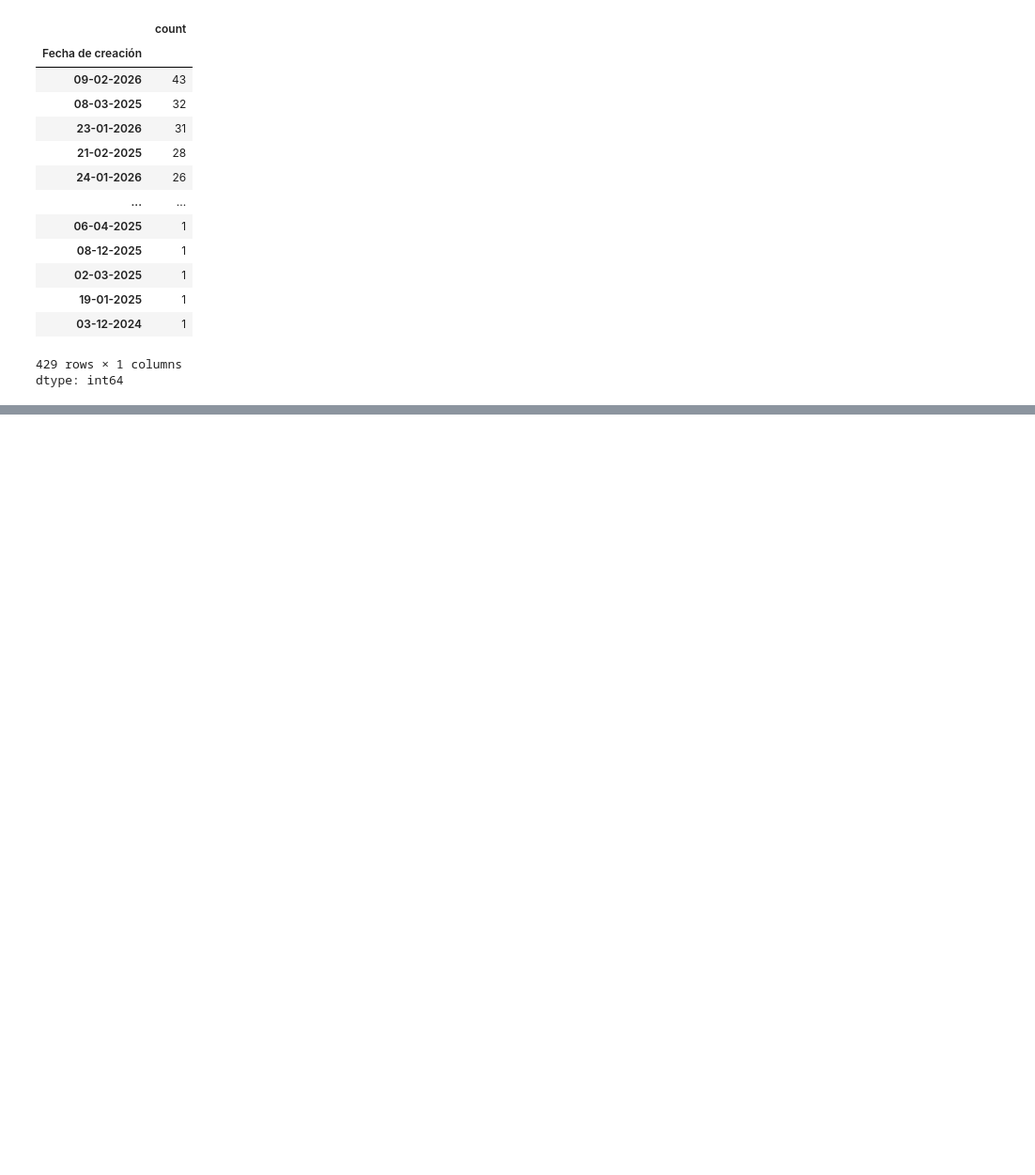
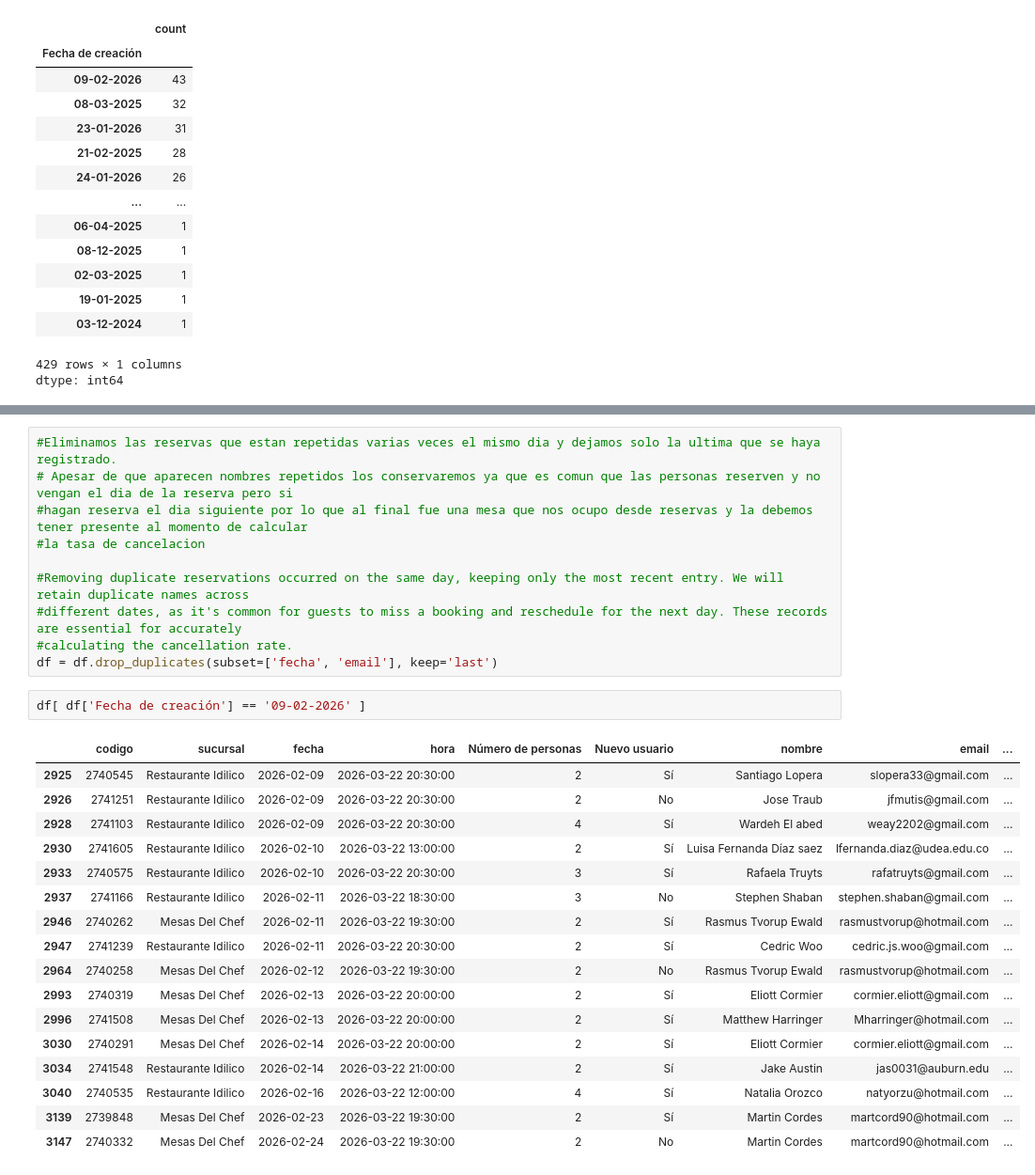
Before and after one commit to salazarcristian1014/restaurant-cancelation-project, a Jupyter notebook: notebooks/01_data_cleaning_and_optimization.ipynb, the cells around one changed output, grey strips where cells are left out. Shown at 94% size. Drawn from its saved outputs; the diff is of its cells as text; blank space fills up the shorter version.

```diff
--- a/notebooks/01_data_cleaning_and_optimization.ipynb
+++ b/notebooks/01_data_cleaning_and_optimization.ipynb
@@ -785,0 +827,30 @@ dtype: int64
+# %%
+#Eliminamos las reservas que estan repetidas varias veces el mismo dia y dejamos solo la ultima que se haya registrado.
+# Apesar de que aparecen nombres repetidos los conservaremos ya que es comun que las personas reserven y no vengan el dia de la reserva pero si
+#hagan reserva el dia siguiente por lo que al final fue una mesa que nos ocupo desde reservas y la debemos tener presente al momento de calcular
+#la tasa de cancelacion
+
+#Removing duplicate reservations occurred on the same day, keeping only the most recent entry. We will retain duplicate names across
+#different dates, as it's common for guests to miss a booking and reschedule for the next day. These records are essential for accurately
+#calculating the cancellation rate.
+df = df.drop_duplicates(subset=['fecha', 'email'], keep='last')
+# %%
+df[ df['Fecha de creación'] == '09-02-2026' ]
+# %% [output]
+|  | codigo | sucursal | fecha | hora | Número de personas | Nuevo usuario | nombre | email | ... |
+| 2925 | 2740545 | Restaurante Idilico | 2026-02-09 | 2026-03-22 20:30:00 | 2 | Sí | Santiago Lopera | slopera33@gmail.com | ... |
+| 2926 | 2741251 | Restaurante Idilico | 2026-02-09 | 2026-03-22 20:30:00 | 2 | No | Jose Traub | jfmutis@gmail.com | ... |
+| 2928 | 2741103 | Restaurante Idilico | 2026-02-09 | 2026-03-22 20:30:00 | 4 | Sí | Wardeh El abed | weay2202@gmail.com | ... |
+| 2930 | 2741605 | Restaurante Idilico | 2026-02-10 | 2026-03-22 13:00:00 | 2 | Sí | Luisa Fernanda Díaz saez | lfernanda.diaz@udea.edu.co | ... |
+| 2933 | 2740575 | Restaurante Idilico | 2026-02-10 | 2026-03-22 20:30:00 | 3 | Sí | Rafaela Truyts | rafatruyts@gmail.com | ... |
+| 2937 | 2741166 | Restaurante Idilico | 2026-02-11 | 2026-03-22 18:30:00 | 3 | No | Stephen Shaban | stephen.shaban@gmail.com | ... |
+| 2946 | 2740262 | Mesas Del Chef | 2026-02-11 | 2026-03-22 19:30:00 | 2 | Sí | Rasmus Tvorup Ewald | rasmustvorup@hotmail.com | ... |
+| 2947 | 2741239 | Restaurante Idilico | 2026-02-11 | 2026-03-22 20:30:00 | 2 | Sí | Cedric Woo | cedric.js.woo@gmail.com | ... |
+| 2964 | 2740258 | Mesas Del Chef | 2026-02-12 | 2026-03-22 19:30:00 | 2 | No | Rasmus Tvorup Ewald | rasmustvorup@hotmail.com | ... |
+| 2993 | 2740319 | Mesas Del Chef | 2026-02-13 | 2026-03-22 20:00:00 | 2 | Sí | Eliott Cormier | cormier.eliott@gmail.com | ... |
+| 2996 | 2741508 | Mesas Del Chef | 2026-02-13 | 2026-03-22 20:00:00 | 2 | Sí | Matthew Harringer | Mharringer@hotmail.com | ... |
+| 3030 | 2740291 | Mesas Del Chef | 2026-02-14 | 2026-03-22 20:00:00 | 2 | Sí | Eliott Cormier | cormier.eliott@gmail.com | ... |
+| 3034 | 2741548 | Restaurante Idilico | 2026-02-14 | 2026-03-22 21:00:00 | 2 | Sí | Jake Austin | jas0031@auburn.edu | ... |
+| 3040 | 2740535 | Restaurante Idilico | 2026-02-16 | 2026-03-22 12:00:00 | 4 | Sí | Natalia Orozco | natyorzu@hotmail.com | ... |
+| 3139 | 2739848 | Mesas Del Chef | 2026-02-23 | 2026-03-22 19:30:00 | 2 | Sí | Martin Cordes | martcord90@hotmail.com | ... |
+| 3147 | 2740332 | Mesas Del Chef | 2026-02-24 | 2026-03-22 19:30:00 | 2 | No | Martin Cordes | martcord90@hotmail.com | ... |
```
Also changed, not shown: parts of 26 cells of this notebook.
